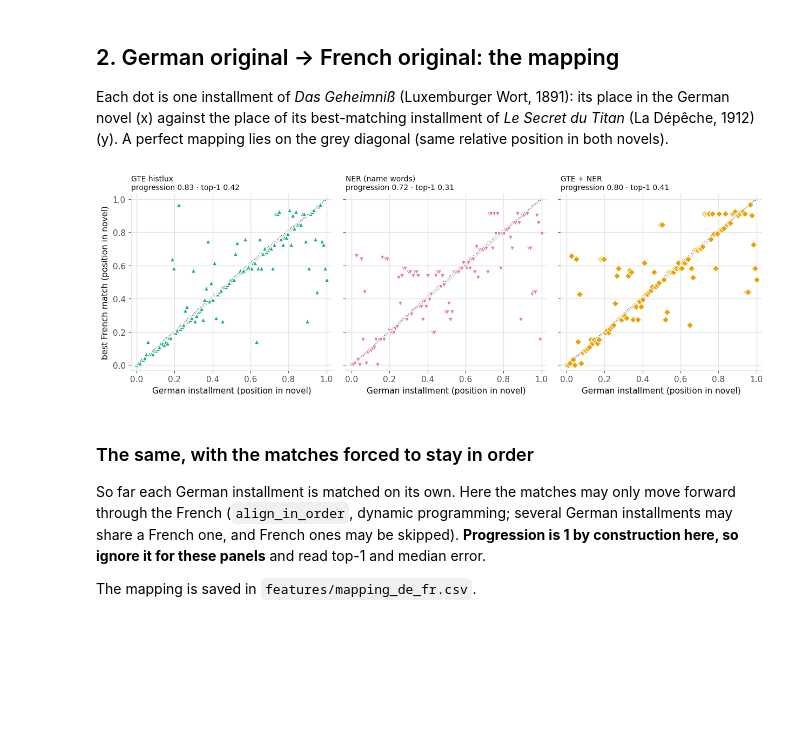
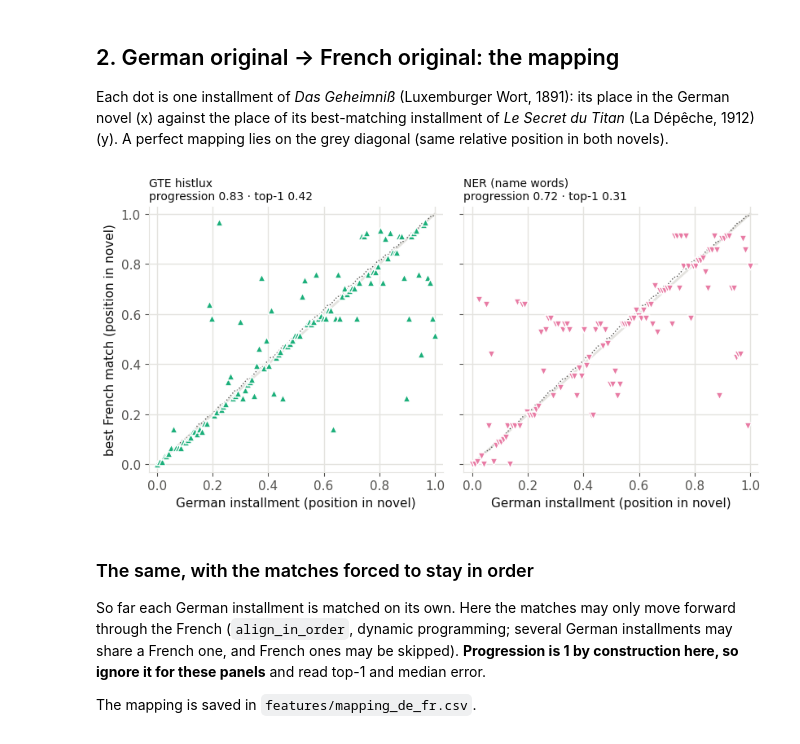
Before and after one commit to pfeldkamp/feuilleton_reuse, a Jupyter notebook: results.ipynb, the cells around one changed output. Drawn from its saved outputs; the diff is of its cells as text; code cells hidden in the pictures; blank space fills up the shorter version.

Commit message:
adding plots

```diff
--- a/results.ipynb
+++ b/results.ipynb
@@ -84,30 +84,30 @@ A perfect mapping lies on the grey diagonal (same relative position in both nove
 # %%
 task = comparison[comparison["pair"] == "de vs fr"].set_index("feature")
 
 def mapping_plot(shown):
     fig, axes = plt.subplots(1, len(shown), figsize=(4.2 * len(shown), 4.4), sharey=True)
     for ax, feature in zip(np.atleast_1d(axes), shown):
         row = task.loc[feature]
         style = STYLE[feature.replace(' (in order)', '')]
         n_de, n_fr = len(row["best"]), row["n_candidates"]
         x = np.arange(n_de) / (n_de - 1)
         ax.plot([0, 1], [0, 1], color=GRID, linewidth=2, zorder=0)
         ax.plot(x, np.array(row["expected"]) / (n_fr - 1), color=MUTED, linewidth=1, linestyle=":", zorder=1)
         ax.scatter(x, np.array(row["best"]) / (n_fr - 1), s=40, color=style["color"],
                    marker=style["marker"], edgecolor="white", linewidth=1, zorder=2)
         stat = (f"median error {row['median_error']:.0f}" if "in order" in feature
                 else f"progression {row['progression']:.2f}")
         ax.set_title(f"{feature}\n{stat} · top-1 {row['top1']:.2f}",
                      loc="left", fontsize=10, color=INK)
         ax.set_xlabel("German installment (position in novel)")
         ax.set_xlim(-0.03, 1.03); ax.set_ylim(-0.03, 1.03)
         ax.grid(color=GRID, linewidth=1)
     np.atleast_1d(axes)[0].set_ylabel("best French match (position in novel)")
     fig.tight_layout()
 
-mapping_plot(["GTE histlux", "NER (name words)", "GTE + NER"])
+mapping_plot(["GTE histlux", "NER (name words)"])
 # %% [output]
-[figure, old version]
+[figure, new version]
 # %% [markdown]
 ### The same, with the matches forced to stay in order
 
```
Also changed, not shown: parts of 3 cells of this notebook.
